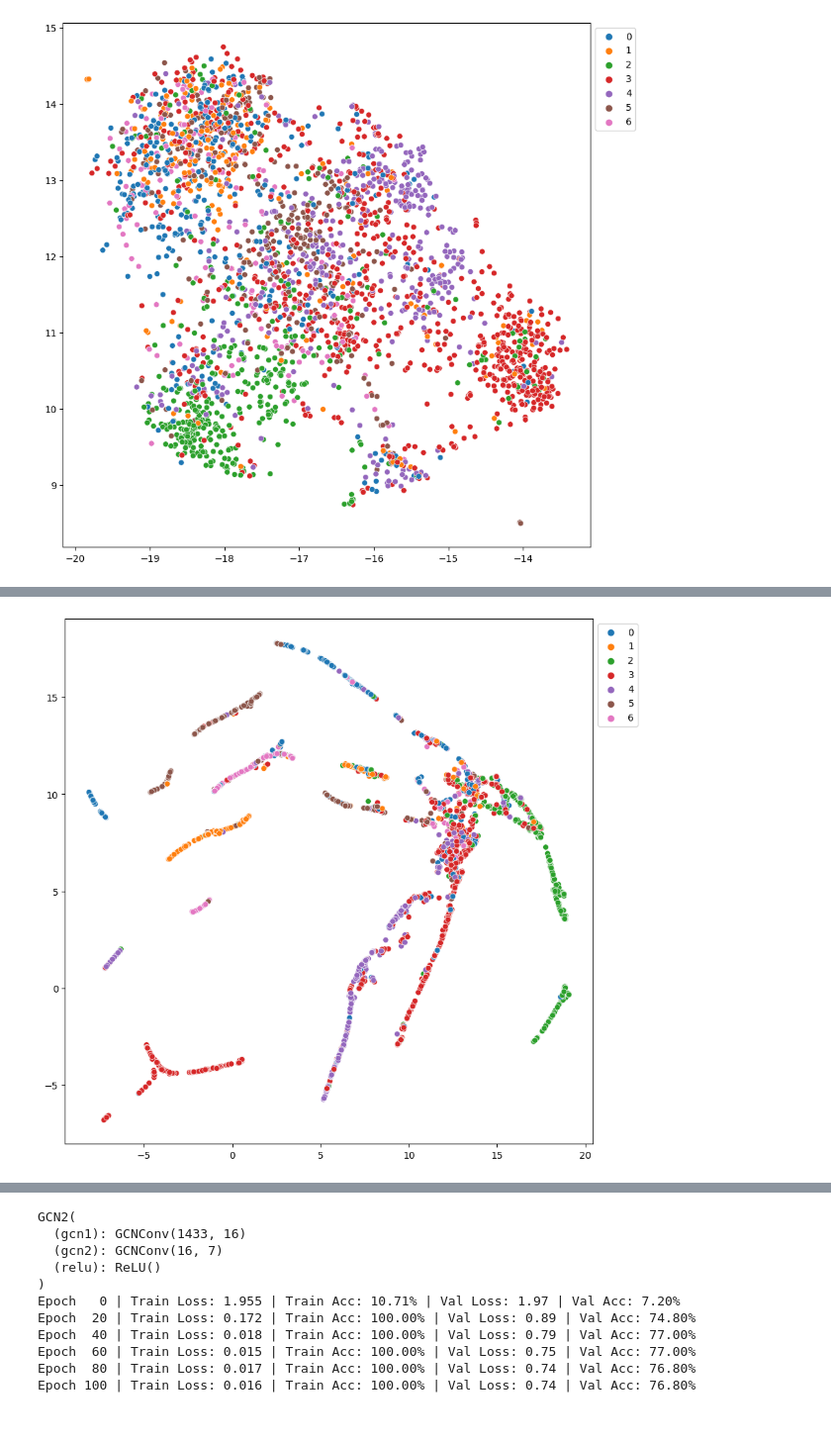
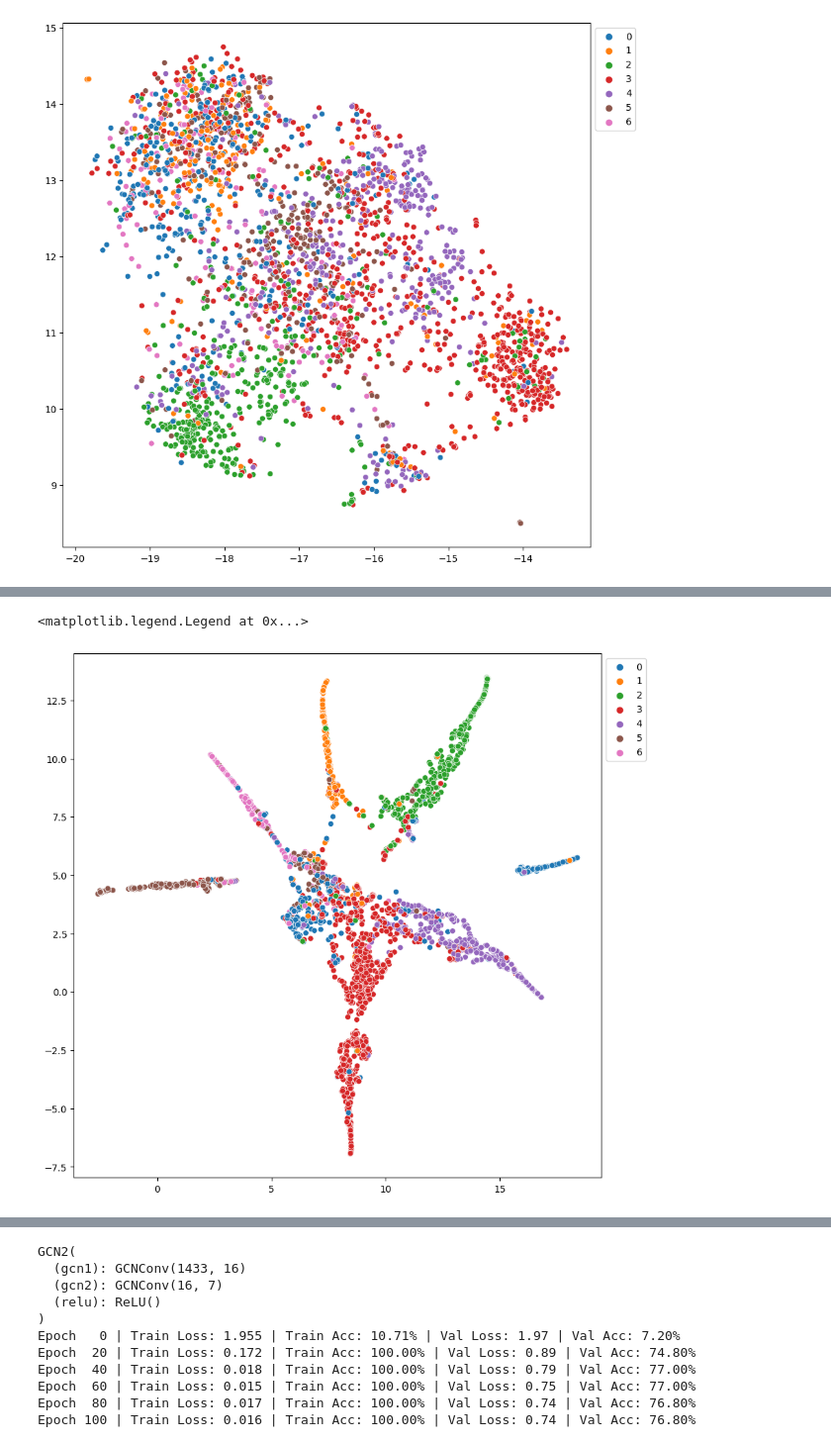
Before and after one commit to sggithi/Classic, a Jupyter notebook: GCN/GCN.ipynb, the cells around one changed output, grey strips where cells are left out. Shown: that part at 99% size. Saved outputs shown, nothing was run; the diff lists cells and outputs as text; code cells hidden in the pictures.

```diff
--- a/GCN/GCN.ipynb
+++ b/GCN/GCN.ipynb
@@ -86,20 +86,22 @@ class GCNConv(nn.Module):
 
     def forward(self, x, edge_index):
         adj_matrix = self.normalize_adjacency(edge_index, x.size(0))
-        x = torch.matmul(adj_matrix, x) @ self.weight
+        x = adj_matrix.matmul(x).matmul(self.weight)
         x = x + self.bias
         return x
 
     def normalize_adjacency(self, edge_index, num_nodes):
         row, col = edge_index
-        deg = torch.zeros(num_nodes, dtype=torch.float)
-        deg[row] += 1
-        deg[col] += 1
+        adj_matrix = torch.eye(num_nodes)
 
+        adj_matrix[row, col] = 1.0
+        adj_matrix[col, row] = 1.0
+        deg = torch.sum(adj_matrix, dim=1)
         deg_inv_sqrt = 1 / torch.sqrt(deg.clamp(min=1))
+        norm = deg_inv_sqrt[row] * deg_inv_sqrt[col]
 
-        norm = deg_inv_sqrt[row] * deg_inv_sqrt[col]
         adj_matrix = torch.sparse_coo_tensor(edge_index, norm, (num_nodes, num_nodes))
+
         return adj_matrix.to_dense()
 
 # GCN 2-layer
@@ -108,16 +110,16 @@ class GCN(nn.Module):
   def __init__(self):
         super(GCN, self).__init__()
         self.conv1 = GCNConv(dataset.num_features, 16) # num_features -> 16
-        self.conv2 = GCNConv(16, 16)       # 16 -> 16
-        self.fc1 = nn.Linear(16, dataset.num_classes)    # 16 -> classification
+        self.conv2 = GCNConv(16, dataset.num_classes)       # 16 -> classification
 
   def forward(self, x, edge_index):
         x = self.conv1(x, edge_index)
         x = F.relu(x)
-        x = F.dropout(x, training = 0.5)
+        x = F.dropout(x, training= self.training)
         x = self.conv2(x, edge_index)
         x = F.relu(x)
-        x = F.dropout(x, training=0.5)
-        x = self.fc1(x)
+        x = F.dropout(x, training= self.training)
+
+        #x = self.fc1(x)
 
         return F.log_softmax(x, dim=1)
@@ -144,7 +241,7 @@ for epoch in range(200):
         correct_predictions_val = (predicted_labels[data.val_mask] == data.y[data.val_mask]).sum().item()
         total_val_nodes = data.val_mask.sum().item()
         val_accuracy = correct_predictions_val / total_val_nodes
-        if epoch % 10 == 0:
+        if epoch % 20 == 0:
           print(f'Epoch {epoch + 1}/{200}, Validation Accuracy: {val_accuracy * 100:.2f}%')
     model.train()
 # %% [output]
@@ -171,16 +258,17 @@ Epoch 191/200, Validation Accuracy: 70.20%
 # %%
 out_numpy = out.detach().cpu().numpy()
 palette = {}
 
-for n, y in enumerate(set(data.y.numpy())):
+for n, y in enumerate(set(data.y.cpu().numpy())):
     palette[y] = f'C{n}'
 # UMAP visualization
 embd = umap.UMAP().fit_transform(out_numpy)
 plt.figure(figsize=(10, 10))
 sns.scatterplot(x=embd.T[0], y=embd.T[1], hue=data.y.cpu().numpy(), palette=palette)
 plt.legend(bbox_to_anchor=(1,1), loc='upper left')
 # %% [output]
+<matplotlib.legend.Legend at 0x...>
-[figure, old version]
+[figure, new version]
 # %%
 model.eval()
 with torch.no_grad():
```
Also changed, not shown: parts of 4 cells of this notebook.
